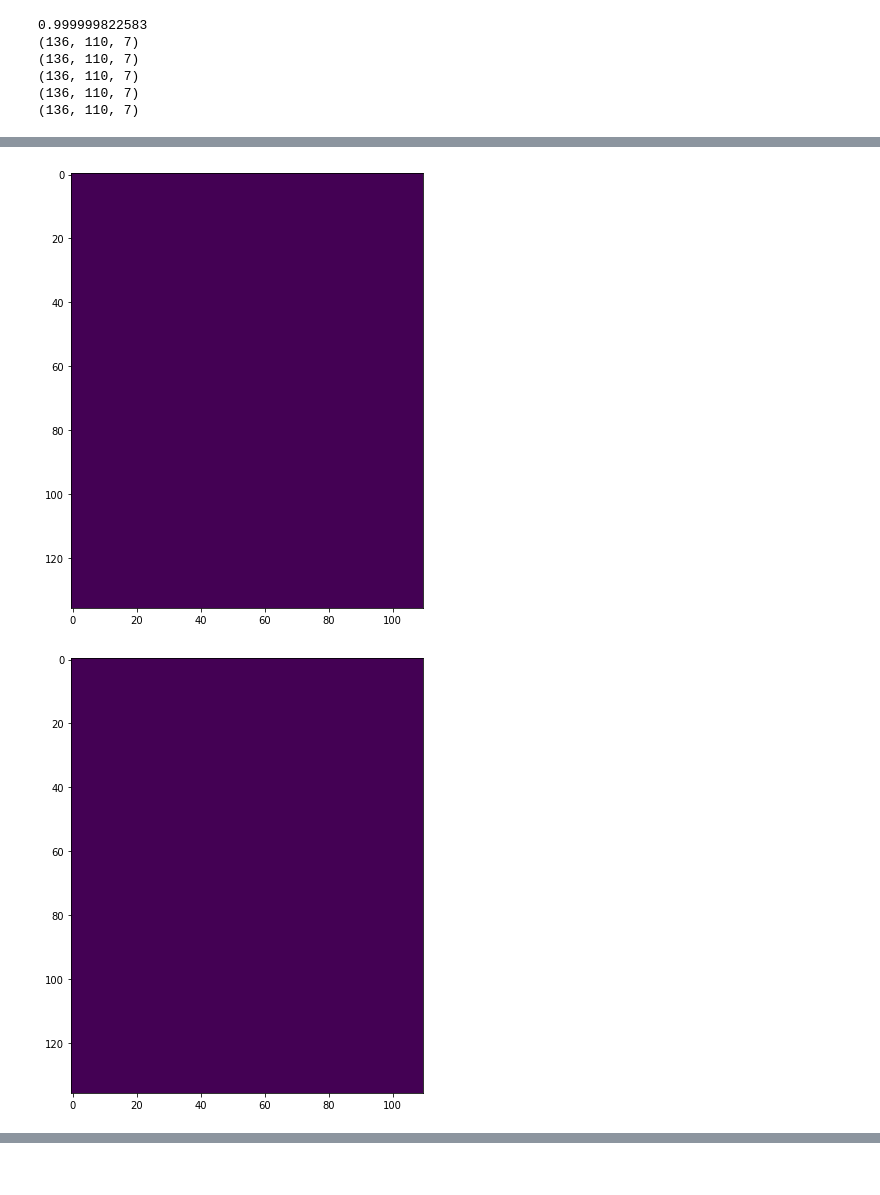
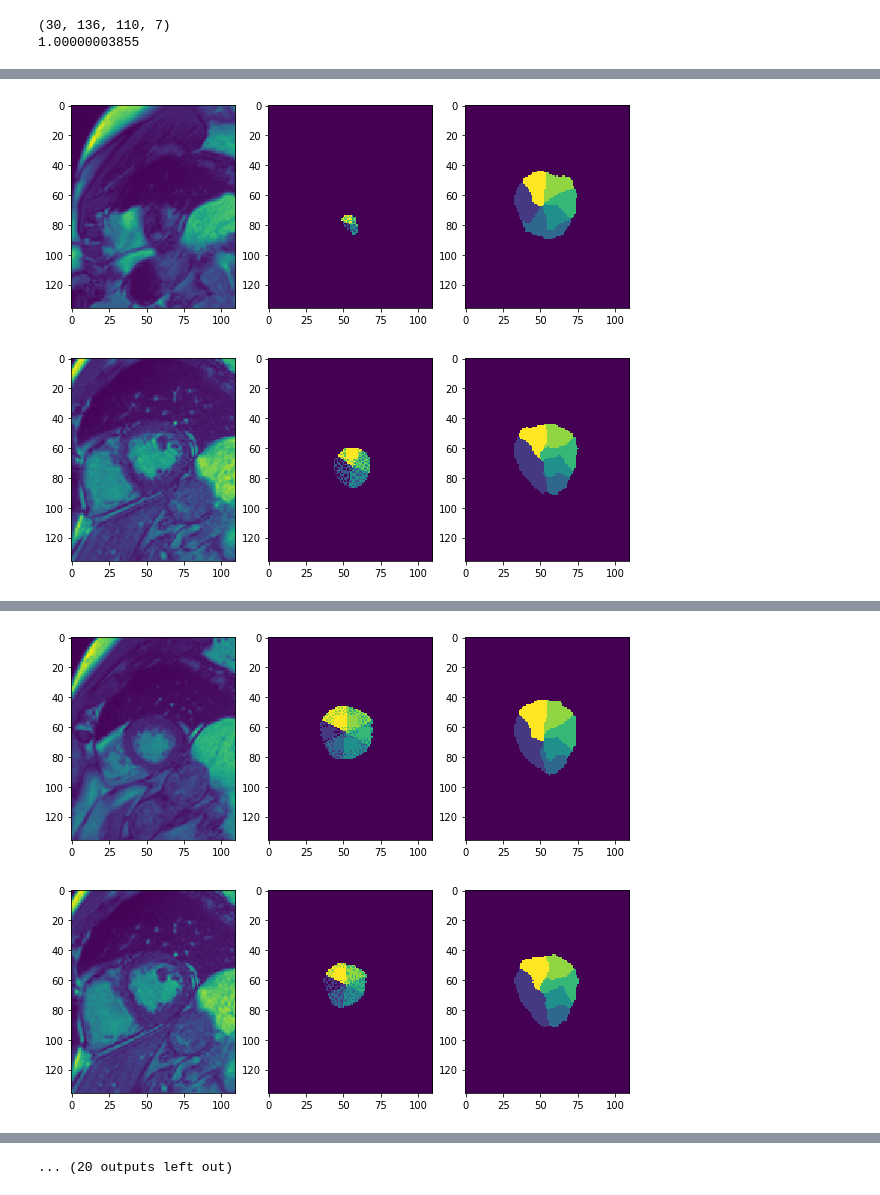
Before and after one commit to scharmchi/thesis-draft, a Jupyter notebook: dilated-cardiac/multi_class_segmentation_loss.ipynb, the cells around one changed output, grey strips where cells are left out. Saved outputs shown, nothing was run; the diff lists cells and outputs as text; code cells hidden in the pictures.

```diff
--- a/dilated-cardiac/multi_class_segmentation_loss.ipynb
+++ b/dilated-cardiac/multi_class_segmentation_loss.ipynb
@@ -7,8 +7,8 @@ import matplotlib.image as mpimg
 import numpy as np
 from glob import glob
 
-dsb_path = "/home/anon/kaggle_dsb/1/study/"
-label_path = "/home/anon/regional_label/train/1/study/"
+dsb_path = "/home/ammiadmin/Downloads/data/kaggle_dsb/1/study/"
+label_path = "/home/ammiadmin/Downloads/data/regional_label/train/1/study/"
 subdirs = glob(label_path + '/*/')
 labels = []
 images = []
@@ -175,0 +334,3 @@ Epoch 20/20
+# %%
+model.fit(x_train, y_train_one_hot,
+          batch_size=16, epochs=200, verbose=2, validation_data=(x_test, y_test_one_hot))
@@ -176,22 +356,36 @@ Epoch 20/20
 # %%
+sample_output = model.predict_on_batch(x_test)
+print(sample_output.shape)
+
+
 print(sum(sample_output[1, 30, 20, :]))
 
 for i in range(sample_output.shape[0]):
     pred_image = sample_output[i]
-    print(pred_image.shape)
+#     print(pred_image.shape)
     visualize = np.zeros([pred_image.shape[0], pred_image.shape[1]])
 
     for row_ind in range(visualize.shape[0]):
         for col_ind in range(visualize.shape[1]):
             visualize[row_ind, col_ind] = np.argmax(pred_image[row_ind, col_ind, :])
+#             if max(pred_image[row_ind, col_ind, :]) > 0.99:
+#                 visualize[row_ind, col_ind] = np.argmax(pred_image[row_ind, col_ind, :]) + 1
+#             else:
+#                 visualize[row_ind, col_ind] = 0
 
-    fig, ax = plt.subplots(figsize=(10, 8))
-    plt.imshow(visualize)
+    fig, ax = plt.subplots(1, 3, figsize=(10, 8))
+    ax[0].imshow(x_test[i, :, :, 0])
+    ax[1].imshow(y_test[i, :, :])
+    ax[2].imshow(visualize)
+#     fig, ax = plt.subplots(figsize=(8, 6))
+
 # print(labels[100][40:80, 55:70])
+# fig, ax = plt.subplots(figsize=(10, 8))
+# plt.imshow(x_test[0, :, :, 0])
+
+score = model.evaluate(x_test, y_test_one_hot, verbose=0)
+print('Test loss:', score[0])
+print('Test accuracy:', score[1])
 # %% [output]
-0.999999822583
-(136, 110, 7)
-(136, 110, 7)
-(136, 110, 7)
-(136, 110, 7)
-(136, 110, 7)
+(30, 136, 110, 7)
+1.00000003855
@@ -198,2 +394,2 @@ for i in range(sample_output.shape[0]):
-[figure, old version]
+[figure, new version]
-[figure, old version]
+[figure, new version]
@@ -202,0 +399,2 @@ for i in range(sample_output.shape[0]):
+[figure, added]
+[figure, added]
@@ -202,0 +404 @@ for i in range(sample_output.shape[0]):
+... (20 outputs left out)
```
Also changed, not shown: parts of 5 cells of this notebook, 1 other file.
